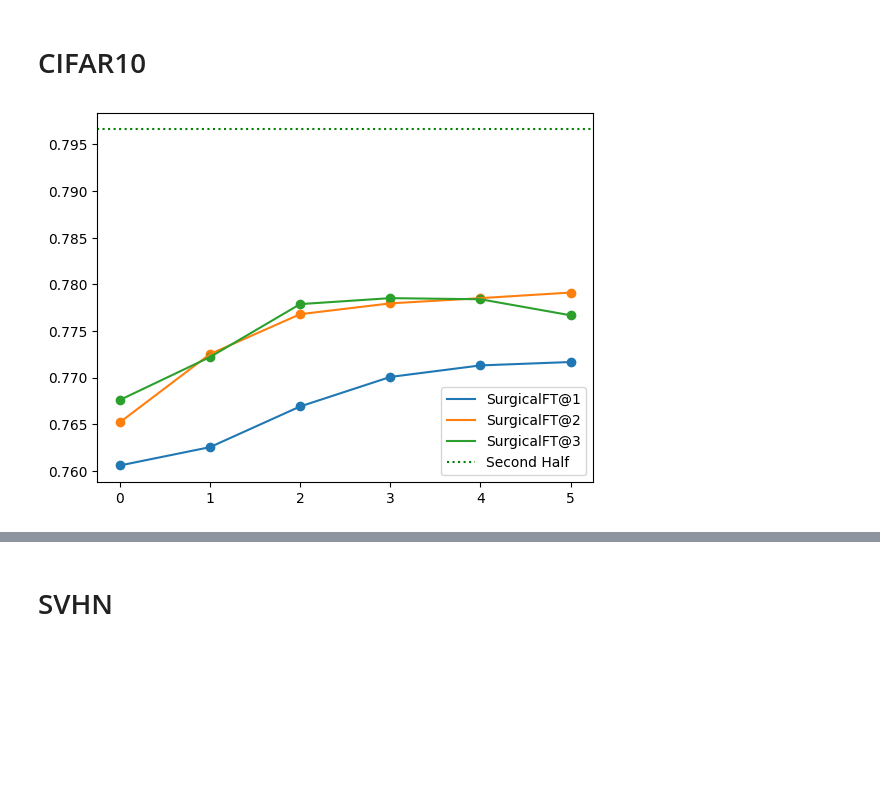
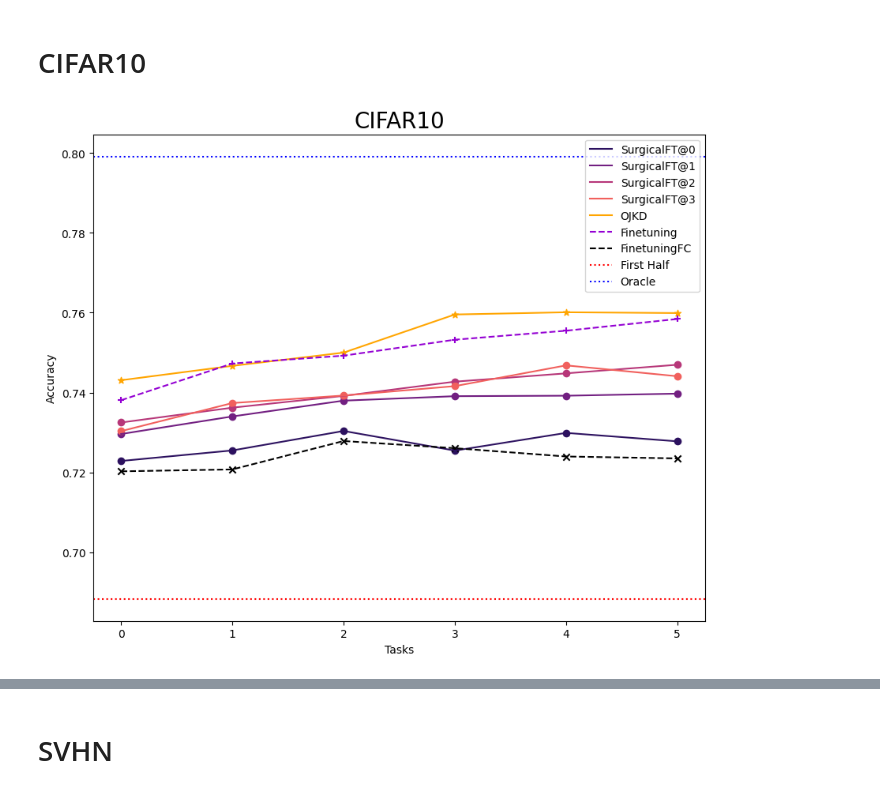
Before and after one commit to francesco-p/simple-incremental, a Jupyter notebook: viz_values.ipynb, the cells around one changed output, grey strips where cells are left out. Saved outputs shown, nothing was run; the diff lists cells and outputs as text; code cells hidden in the pictures; blank space fills up the shorter version.

```diff
--- a/viz_values.ipynb
+++ b/viz_values.ipynb
@@ -19,14 +21,63 @@ from torch.utils.tensorboard import SummaryWriter
 # %% [markdown]
 # CIFAR10
-# %%
-for l in [1,2,3]:
-    df = pd.read_csv(f"results/cifar10/values_layer{l}.csv", header=None)
-    all_results = df.loc[:, df.columns != 0].values
-    plt.plot(all_results.mean(axis=0), label=f"SurgicalFT@{l}")
-    plt.scatter(range(all_results.shape[1]), all_results.mean(axis=0))
-#plt.axhline(0.7396, label='First Half', color='red', ls=':')
-plt.axhline(0.7966, label='Second Half', color='green', ls=':')
-plt.legend()
-plt.show()
-# %% [output]
-[figure, removed]
+# %%
+
+colors = ['orange', 'darkviolet', 'red']
+
+colors = sns.color_palette("magma", n_colors=5)
+
+fig, ax = plt.subplots(nrows=1, ncols=1, figsize=(10,8))
+for i, l in enumerate([0,1,2]):
+    df = pd.read_csv(f"results/cifar10/values_layer{l}.csv", header=None)
+    all_results = df.loc[:, df.columns[1:-2]].values
+    mean = all_results.mean(axis=0)
+    std = all_results.std(axis=0)
+
+    ax.plot(mean, label=f"SurgicalFT@{l}", color=colors[i])
+    #ax.fill_between(range(len(mean)), mean-std, mean+std, color=colors[i], linewidth=0, alpha=0.3)
+    ax.scatter(range(all_results.shape[1]), all_results.mean(axis=0), color=colors[i])
+
+# OJKD
+df = pd.read_csv(f"results/ojkd128.csv", header=None)
+all_results = df.loc[:, df.columns[1:-2]].values
+mean = all_results.mean(axis=0)
+std = all_results.std(axis=0)
+
+ax.plot(mean, label=f"OJKD", color='orange', ls='-')
+ax.scatter(range(all_results.shape[1]), mean, color='orange', marker='*')
+#ax.fill_between(range(len(mean)), mean-std, mean+std, color='orange', linewidth=0, alpha=0.3)
+
+# Finetuning
+df = pd.read_csv(f"results/finetuning.csv", header=None)
+all_results = df.loc[:, df.columns[1:-2]].values
+mean = all_results.mean(axis=0)
+std = all_results.std(axis=0)
+
+ax.plot(mean, label=f"Finetuning", color='darkviolet', ls='--')
+ax.scatter(range(all_results.shape[1]), mean, color='darkviolet', marker='+')
+#ax.fill_between(range(len(mean)), mean-std, mean+std, color='darkviolet', linewidth=0, alpha=0.3)
+
+
+# FinetuningFC
+df = pd.read_csv(f"results/finetuningFC.csv", header=None)
+all_results = df.loc[:, df.columns[1:-2]].values
+mean = all_results.mean(axis=0)
+std = all_results.std(axis=0)
+
+ax.plot(mean, label=f"FinetuningFC", color='black', ls='--')
+ax.scatter(range(all_results.shape[1]), mean, color='black', marker='x')
+#ax.fill_between(range(len(mean)), mean-std, mean+std, color='black', linewidth=0, alpha=0.3)
+
+
+
+first_half = df.loc[:, df.columns == 7].values.mean()
+second_half = df.loc[:, df.columns == 8].values.mean()
+ax.axhline(first_half, label='First Half', color='red', ls=':')
+ax.axhline(second_half, label='Oracle', color='blue', ls=':')
+ax.set_title('CIFAR10', fontsize=20)
+ax.set_xlabel('Tasks')
+ax.set_ylabel('Accuracy')
+ax.legend()
+plt.show()
+# %% [output]
+[figure, added]
```
Also changed, not shown: parts of 6 cells of this notebook, 10 other files.
